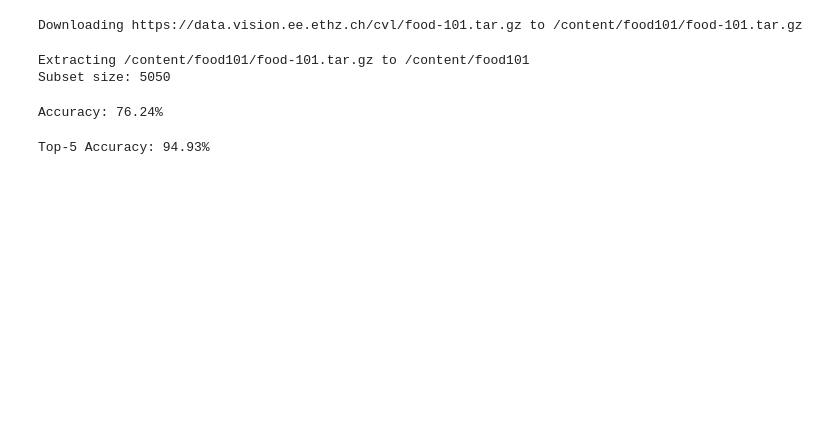
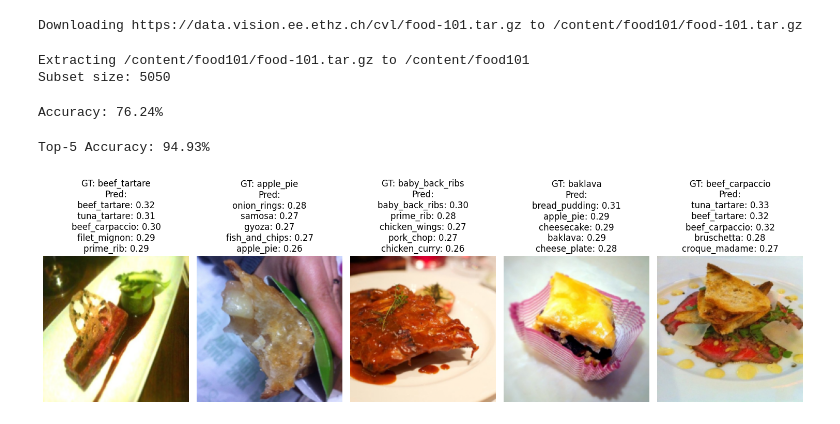
Before and after one commit to 1amireu/20242R0136COSE47402, a Jupyter notebook: FinalProject/Final_Project.ipynb, the cells around one changed output. Cells and saved outputs as stored; diff of their text form; code cells hidden in the pictures; blank space fills up the shorter version.

Commit message:
visualization of top5 accuracy

```diff
--- a/FinalProject/Final_Project.ipynb
+++ b/FinalProject/Final_Project.ipynb
@@ -161,6 +161,60 @@ top_k_accuracy = top_k_accuracy_score(all_ground_truths, similarities, k=5)  # E
 print(f"Top-5 Accuracy: {top_k_accuracy * 100:.2f}%")
 # %% [output]
 Top-5 Accuracy: 94.93%
+# %%
+import matplotlib.pyplot as plt
+
+def plot_top_5_images(images, ground_truth, predictions, top_5_similarities, class_names):
+    plt.figure(figsize=(15, 5))
+    for i, (img, gt, sims, pred) in enumerate(zip(images, ground_truth, top_5_similarities, predictions)):
+        plt.subplot(1, 5, i + 1)
+        plt.imshow(img.permute(1, 2, 0).cpu().numpy())
+
+        # Format top 5 similarities as a string
+        sim_str = "\n".join([f"{class_names[pred_idx]}: {sim:.2f}" for pred_idx, sim in zip(pred, sims)])
+
+        plt.title(f"GT: {class_names[gt]}\nPred:\n{sim_str}")
+        plt.axis("off")
+    plt.tight_layout()
+    plt.show()
+
+# Process first image of the first 5 classes
+class_indices = list(range(5))  # First 5 classes
+class_samples = {cls_idx: 0 for cls_idx in class_indices}
+images_to_plot = []
+ground_truths_to_plot = []
+predicted_labels = []
+top_5_similarities = []
+
+for images, labels in testset_loader:
+    for img, label in zip(images, labels):
+        if label.item() in class_samples and class_samples[label.item()] == 0:
+            # Process this image
+            img = img.to(device)
+            ground_truth = label.item()
+            with torch.no_grad():
+                img_features = clip_model.encode_image(img.unsqueeze(0)).cpu().numpy()
+            sims = cosine_similarity(img_features, text_features.cpu().numpy())[0]
+            top_5_idx = np.argsort(-sims)[:5]  # Top-5 predictions
+
+            # Store results
+            images_to_plot.append(img)
+            ground_truths_to_plot.append(ground_truth)
+            predicted_labels.append(top_5_idx)  # Top-1 prediction
+            top_5_similarities.append(sims[top_5_idx])
+
+            # Mark class as processed
+            class_samples[ground_truth] += 1
+
+        if all(count > 0 for count in class_samples.values()):
+            break
+    if all(count > 0 for count in class_samples.values()):
+        break
+
+# Plot
+plot_top_5_images(images_to_plot, ground_truths_to_plot, predicted_labels, top_5_similarities, dataset.classes)
+# %% [output]
+[figure, added]
 # %%
 import os
 import json
```
Also changed, not shown: parts of 7 cells of this notebook.
